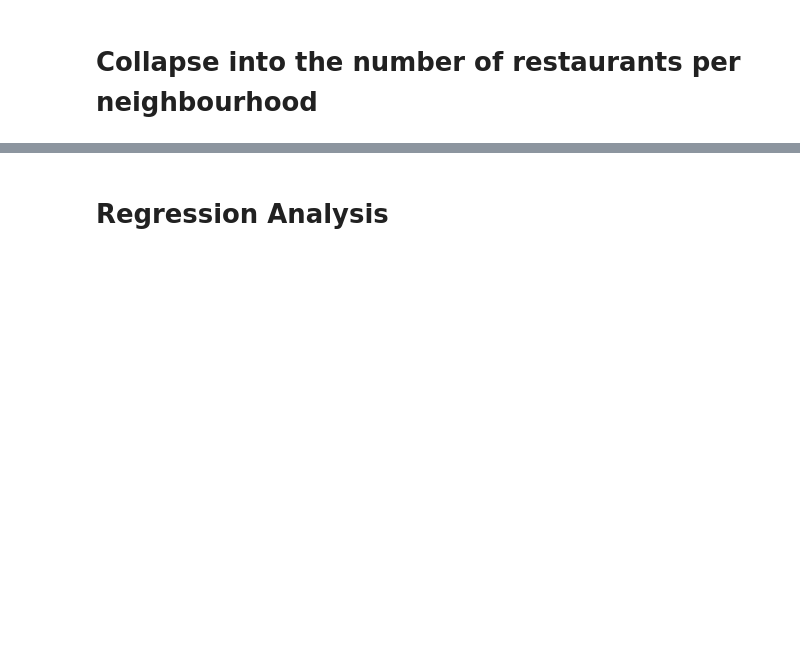
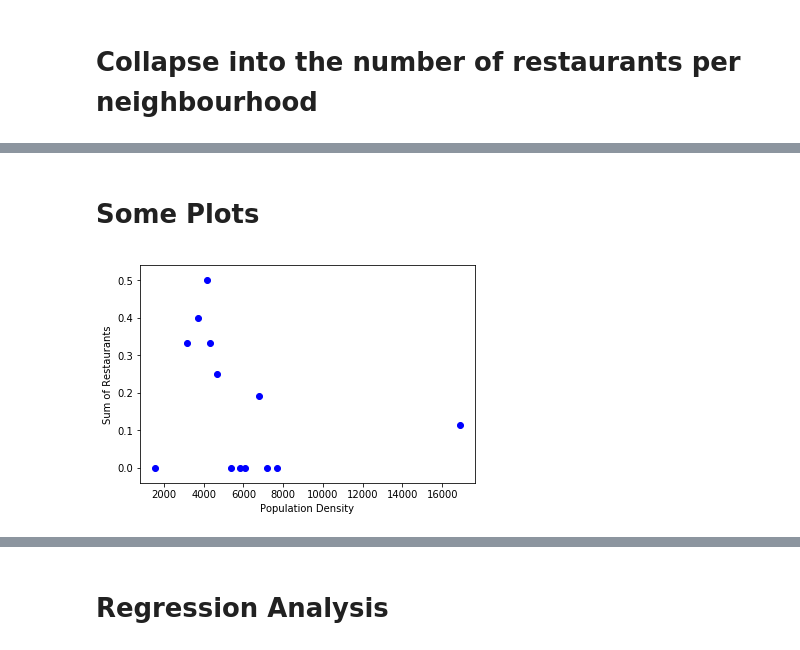
Before and after one commit to mellysiq/Coursera_Capstone, a Jupyter notebook: Coursera Capstone.ipynb, the cells around one changed output, grey strips where cells are left out. Cells and saved outputs as stored; diff of their text form; code cells hidden in the pictures; blank space fills up the shorter version.

```diff
--- a/Coursera Capstone.ipynb
+++ b/Coursera Capstone.ipynb
@@ -183,6 +223,7 @@ Thorncliffe Park
 toronto_onehot = {}
 toronto_grouped = {}
 col = {}
+matching = {}
 
 for name in df_toronto["Borough"].unique():
     # one hot encoding
@@ -232,9 +273,10 @@ for b in boroughs:
 # Collapse into the number of restaurants per neighbourhood
 # %%
 cols_restaurants = [col for col in df_combined if col.endswith('aurant')]
-df_combined['Sum of Restaurants'] = df_combined[cols_restaurants].sum(axis=1)
+df_combined['Sum'] = df_combined[cols_restaurants].sum(axis=1)
 
 df_combined.drop(cols_restaurants, axis=1, inplace = True) # Drop extra columns
+df_combined.drop_duplicates(inplace = True)
 df_combined.head()
 # %% [output]
 |  | Neighborhood | Pop_density | Age_0_14 | Age_15_24 | Age_25_54 | Age_55_64 | Age_65_84 | Age_85 | Age_young | ... |
@@ -246,0 +311,9 @@ df_combined.head()
+# %% [markdown]
+# Some Plots
+# %%
+plt.scatter(df_combined.Pop_density, df_combined.Sum,  color='blue')
+plt.xlabel("Population Density")
+plt.ylabel("Sum of Restaurants")
+plt.show()
+# %% [output]
+[figure, added]
```
Also changed, not shown: parts of 21 cells of this notebook.
